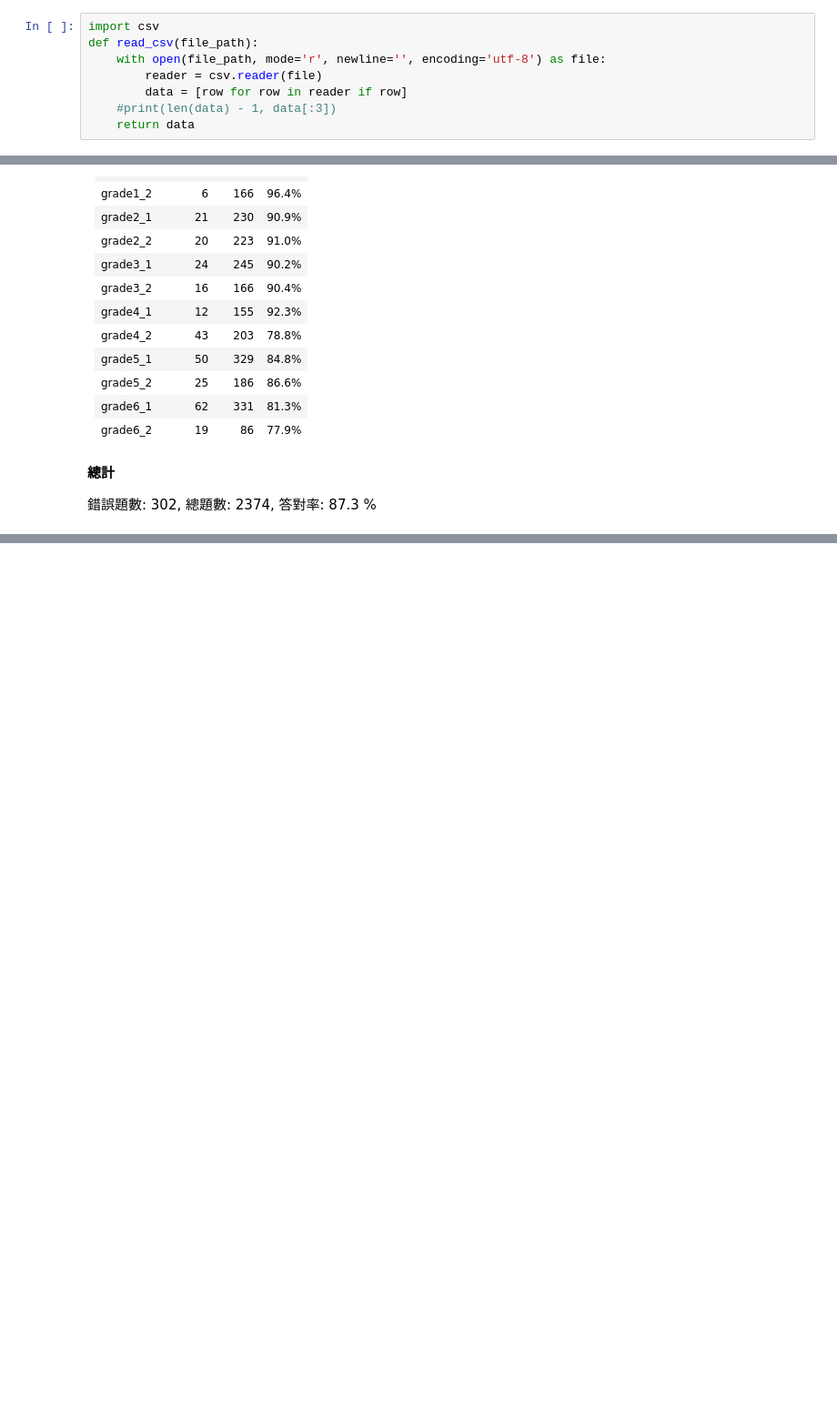
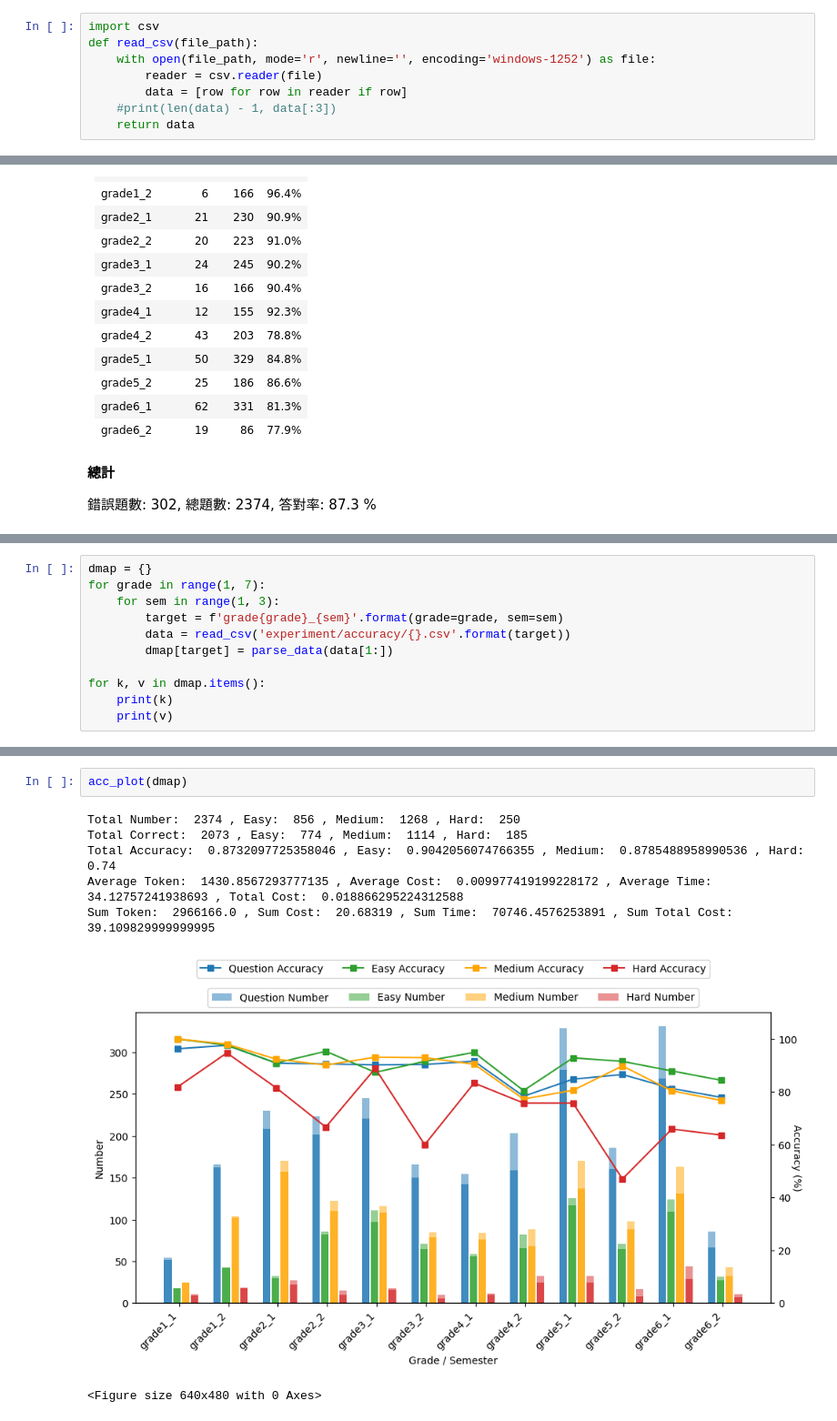
Before and after one commit to SkylerTsai/qsticker_gpt_server, a Jupyter notebook: experiment_script.ipynb, the cells around one changed output, grey strips where cells are left out. Shown at 91% size. Cells and saved outputs as stored; diff of their text form; blank space fills up the shorter version.

Commit message:
add experiment data, script

```diff
--- a/experiment_script.ipynb
+++ b/experiment_script.ipynb
@@ -226,7 +228,7 @@ run_evaluate("grade2_1")
 # %%
 import csv
 def read_csv(file_path):
-    with open(file_path, mode='r', newline='', encoding='utf-8') as file:
+    with open(file_path, mode='r', newline='', encoding='windows-1252') as file:
         reader = csv.reader(file)
         data = [row for row in reader if row]
     #print(len(data) - 1, data[:3])
@@ -326,0 +352,11 @@ Error:
+# %%
+dmap = {}
+for grade in range(1, 7):
+    for sem in range(1, 3):
+        target = f'grade{grade}_{sem}'.format(grade=grade, sem=sem)
+        data = read_csv('experiment/accuracy/{}.csv'.format(target))
+        dmap[target] = parse_data(data[1:])
+
+for k, v in dmap.items():
+    print(k)
+    print(v)
@@ -326,0 +455,10 @@ Error:
+# %%
+acc_plot(dmap)
+# %% [output]
+Total Number:  2374 , Easy:  856 , Medium:  1268 , Hard:  250
+Total Correct:  2073 , Easy:  774 , Medium:  1114 , Hard:  185
+Total Accuracy:  0.8732097725358046 , Easy:  0.9042056074766355 , Medium:  0.8785488958990536 , Hard:  0.74
+Average Token:  1430.8567293777135 , Average Cost:  0.009977419199228172 , Average Time:  34.12757241938693 , Total Cost:  0.018866295224312588
+Sum Token:  2966166.0 , Sum Cost:  20.68319 , Sum Time:  70746.4576253891 , Sum Total Cost:  39.109829999999995
+[figure, added]
+<Figure size 640x480 with 0 Axes>
```
Also changed, not shown: parts of 19 cells of this notebook, 43 other files.
